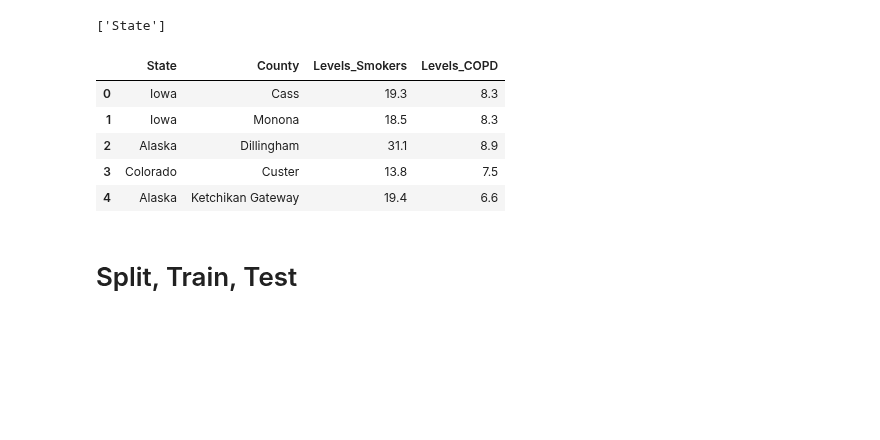
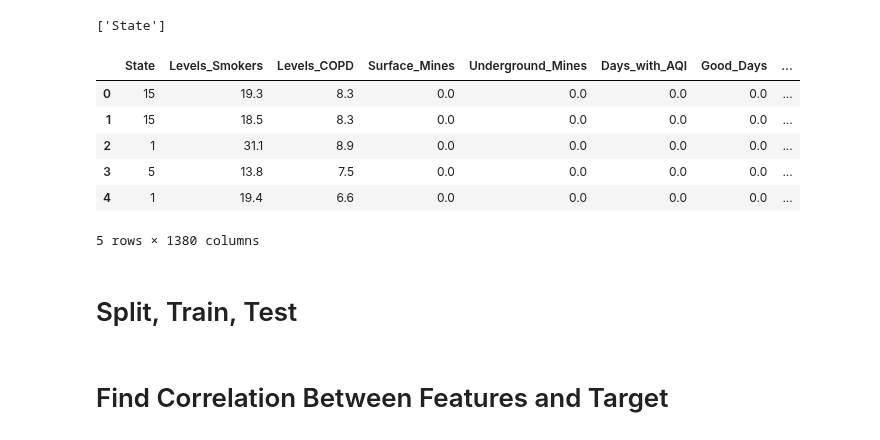
Before and after one commit to AvatarJoshi/copd_project, a Jupyter notebook: 2019/DeepLearning-AJ.ipynb, the cells around one changed output. Drawn from its saved outputs; the diff is of its cells as text; code cells hidden in the pictures; blank space fills up the shorter version.

```diff
--- a/2019/DeepLearning-AJ.ipynb
+++ b/2019/DeepLearning-AJ.ipynb
@@ -186,18 +188,18 @@ dataframe_cat
 # %%
 # For loop to encode text columns to numerical values
 for column in dataframe_cat:
     encoded_df[column] = le.fit_transform(merged_df[column])
 
 
-# encoded_df.head()
-places_df.head()
+encoded_df.head()
 # %% [output]
-|  | State | County | Levels_Smokers | Levels_COPD |
-| 0 | Iowa | Cass | 19.3 | 8.3 |
-| 1 | Iowa | Monona | 18.5 | 8.3 |
-| 2 | Alaska | Dillingham | 31.1 | 8.9 |
-| 3 | Colorado | Custer | 13.8 | 7.5 |
-| 4 | Alaska | Ketchikan Gateway | 19.4 | 6.6 |
+|  | State | Levels_Smokers | Levels_COPD | Surface_Mines | Underground_Mines | Days_with_AQI | Good_Days | ... |
+| 0 | 15 | 19.3 | 8.3 | 0.0 | 0.0 | 0.0 | 0.0 | ... |
+| 1 | 15 | 18.5 | 8.3 | 0.0 | 0.0 | 0.0 | 0.0 | ... |
+| 2 | 1 | 31.1 | 8.9 | 0.0 | 0.0 | 0.0 | 0.0 | ... |
+| 3 | 5 | 13.8 | 7.5 | 0.0 | 0.0 | 0.0 | 0.0 | ... |
+| 4 | 1 | 19.4 | 6.6 | 0.0 | 0.0 | 0.0 | 0.0 | ... |
+5 rows × 1380 columns
 # %% [markdown]
 # Split, Train, Test
 # %%
@@ -218,3 +220,5 @@ X_scaler = scaler.fit(X_train)
 # Scale the data
 X_train_scaled = X_scaler.transform(X_train)
 X_test_scaled = X_scaler.transform(X_test)
+# %% [markdown]
+# Find Correlation Between Features and Target
```
Also changed, not shown: parts of 6 cells of this notebook.
